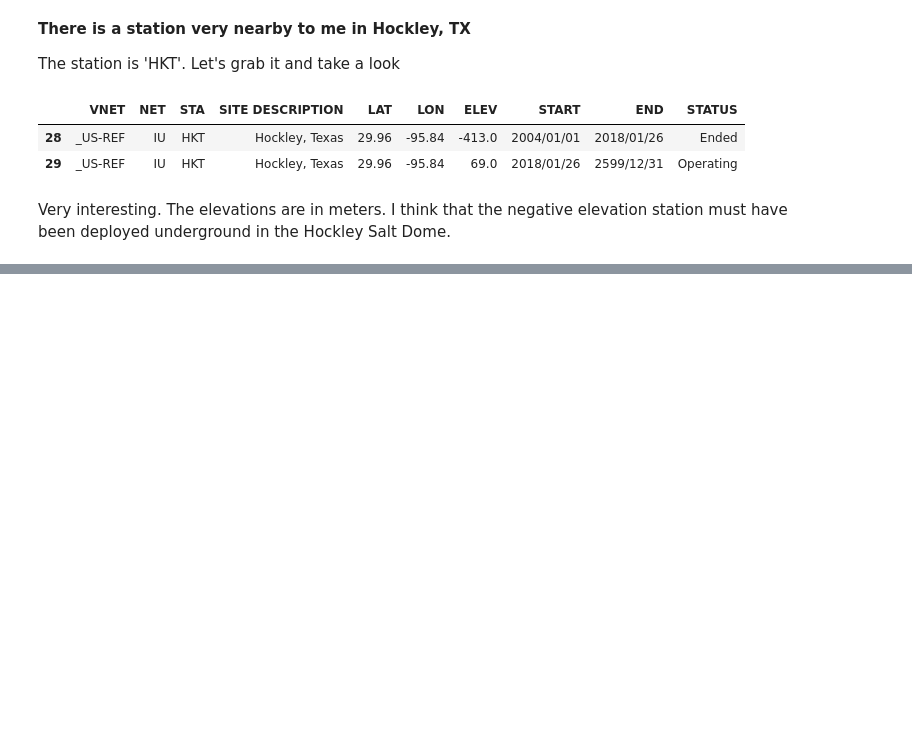
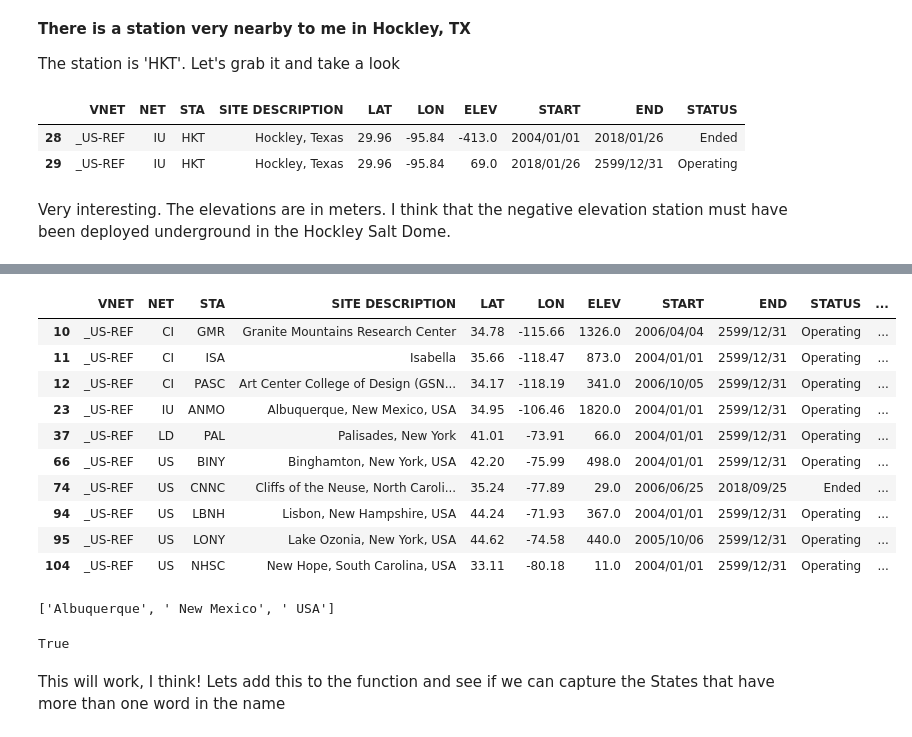
Before and after one commit to bdowdell/USArray_viz, a Jupyter notebook: nb/usarray_data_discovery.ipynb, the cells around one changed output, grey strips where cells are left out. Drawn from its saved outputs; the diff is of its cells as text; code cells hidden in the pictures; blank space fills up the shorter version.

```diff
--- a/nb/usarray_data_discovery.ipynb
+++ b/nb/usarray_data_discovery.ipynb
@@ -180,0 +375,28 @@ Very interesting.  The elevations are in meters.  I think that the negative elev
+# %%
+df_multi_word_states = df[df['STATE'].isnull()]
+# %%
+df_multi_word_states
+# %% [output]
+|  | VNET | NET | STA | SITE DESCRIPTION | LAT | LON | ELEV | START | END | STATUS | ... |
+| 10 | _US-REF | CI | GMR | Granite Mountains Research Center | 34.78 | -115.66 | 1326.0 | 2006/04/04 | 2599/12/31 | Operating | ... |
+| 11 | _US-REF | CI | ISA | Isabella | 35.66 | -118.47 | 873.0 | 2004/01/01 | 2599/12/31 | Operating | ... |
+| 12 | _US-REF | CI | PASC | Art Center College of Design (GSN... | 34.17 | -118.19 | 341.0 | 2006/10/05 | 2599/12/31 | Operating | ... |
+| 23 | _US-REF | IU | ANMO | Albuquerque, New Mexico, USA | 34.95 | -106.46 | 1820.0 | 2004/01/01 | 2599/12/31 | Operating | ... |
+| 37 | _US-REF | LD | PAL | Palisades, New York | 41.01 | -73.91 | 66.0 | 2004/01/01 | 2599/12/31 | Operating | ... |
+| 66 | _US-REF | US | BINY | Binghamton, New York, USA | 42.20 | -75.99 | 498.0 | 2004/01/01 | 2599/12/31 | Operating | ... |
+| 74 | _US-REF | US | CNNC | Cliffs of the Neuse, North Caroli... | 35.24 | -77.89 | 29.0 | 2006/06/25 | 2018/09/25 | Ended | ... |
+| 94 | _US-REF | US | LBNH | Lisbon, New Hampshire, USA | 44.24 | -71.93 | 367.0 | 2004/01/01 | 2599/12/31 | Operating | ... |
+| 95 | _US-REF | US | LONY | Lake Ozonia, New York, USA | 44.62 | -74.58 | 440.0 | 2005/10/06 | 2599/12/31 | Operating | ... |
+| 104 | _US-REF | US | NHSC | New Hope, South Carolina, USA | 33.11 | -80.18 | 11.0 | 2004/01/01 | 2599/12/31 | Operating | ... |
+# %%
+for state in multi_word_states:
+    if state in df_multi_word_states['SITE DESCRIPTION'][23]:
+        print(re.split('[,]', df_multi_word_states['SITE DESCRIPTION'][23]))
+# %% [output]
+['Albuquerque', ' New Mexico', ' USA']
+# %%
+if 'New Mexico' in df_multi_word_states['SITE DESCRIPTION'][23]: print(True)
+# %% [output]
+True
+# %% [markdown]
+This will work, I think!  Lets add this to the function and see if we can capture the States that have more than one word in the name
```
Also changed, not shown: parts of 38 cells of this notebook.
